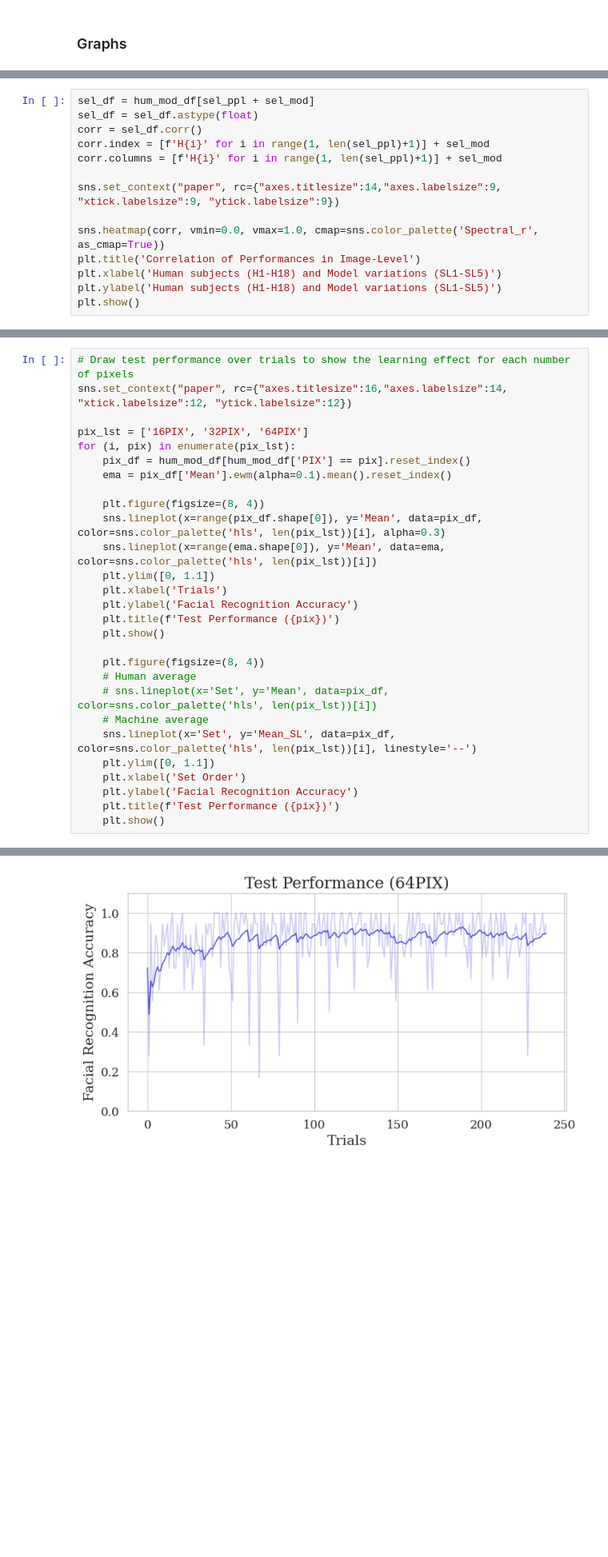
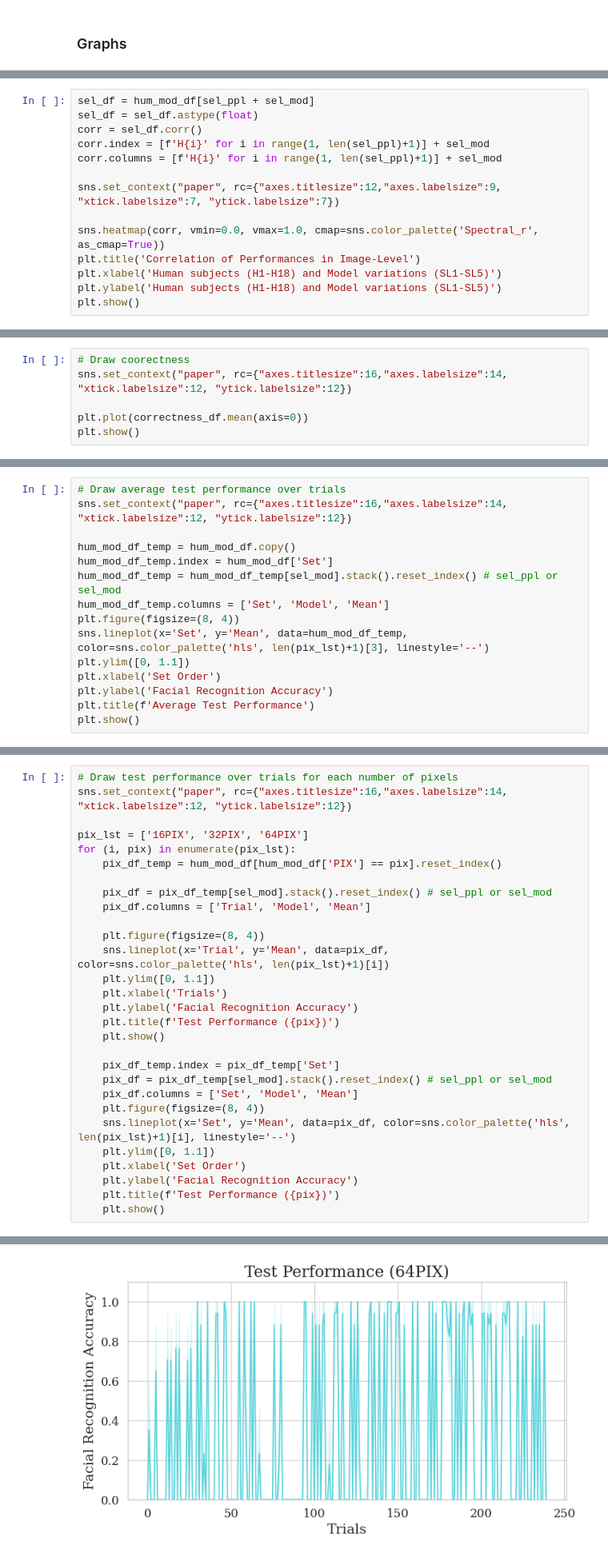
Before and after one commit to namin-an/BionicEye, a Jupyter notebook: Notebooks/Visualization.ipynb, the cells around one changed output, grey strips where cells are left out. Shown at 80% size. Drawn from its saved outputs; the diff is of its cells as text; blank space fills up the shorter version.

```diff
--- a/Notebooks/Visualization.ipynb
+++ b/Notebooks/Visualization.ipynb
@@ -333,7 +360,7 @@ corr = sel_df.corr()
 corr.index = [f'H{i}' for i in range(1, len(sel_ppl)+1)] + sel_mod
 corr.columns = [f'H{i}' for i in range(1, len(sel_ppl)+1)] + sel_mod
 
-sns.set_context("paper", rc={"axes.titlesize":14,"axes.labelsize":9, "xtick.labelsize":9, "ytick.labelsize":9})
+sns.set_context("paper", rc={"axes.titlesize":12,"axes.labelsize":9, "xtick.labelsize":7, "ytick.labelsize":7})
 
 sns.heatmap(corr, vmin=0.0, vmax=1.0, cmap=sns.color_palette('Spectral_r', as_cmap=True))
 plt.title('Correlation of Performances in Image-Level')
@@ -344,0 +372,6 @@ plt.show()
+# %%
+# Draw coorectness
+sns.set_context("paper", rc={"axes.titlesize":16,"axes.labelsize":14, "xtick.labelsize":12, "ytick.labelsize":12})
+
+plt.plot(correctness_df.mean(axis=0))
+plt.show()
@@ -344,0 +380,15 @@ plt.show()
+# %%
+# Draw average test performance over trials
+sns.set_context("paper", rc={"axes.titlesize":16,"axes.labelsize":14, "xtick.labelsize":12, "ytick.labelsize":12})
+
+hum_mod_df_temp = hum_mod_df.copy()
+hum_mod_df_temp.index = hum_mod_df['Set']
+hum_mod_df_temp = hum_mod_df_temp[sel_mod].stack().reset_index() # sel_ppl or sel_mod
+hum_mod_df_temp.columns = ['Set', 'Model', 'Mean']
+plt.figure(figsize=(8, 4))
+sns.lineplot(x='Set', y='Mean', data=hum_mod_df_temp, color=sns.color_palette('hls', len(pix_lst)+1)[3], linestyle='--')
+plt.ylim([0, 1.1])
+plt.xlabel('Set Order')
+plt.ylabel('Facial Recognition Accuracy')
+plt.title(f'Average Test Performance')
+plt.show()
@@ -345,26 +397,27 @@ plt.show()
 # %%
-# Draw test performance over trials to show the learning effect for each number of pixels
+# Draw test performance over trials for each number of pixels
 sns.set_context("paper", rc={"axes.titlesize":16,"axes.labelsize":14, "xtick.labelsize":12, "ytick.labelsize":12})
 
 pix_lst = ['16PIX', '32PIX', '64PIX']
 for (i, pix) in enumerate(pix_lst):
-    pix_df = hum_mod_df[hum_mod_df['PIX'] == pix].reset_index()
-    ema = pix_df['Mean'].ewm(alpha=0.1).mean().reset_index()
+    pix_df_temp = hum_mod_df[hum_mod_df['PIX'] == pix].reset_index()
+
+    pix_df = pix_df_temp[sel_mod].stack().reset_index() # sel_ppl or sel_mod
+    pix_df.columns = ['Trial', 'Model', 'Mean']
 
     plt.figure(figsize=(8, 4))
-    sns.lineplot(x=range(pix_df.shape[0]), y='Mean', data=pix_df, color=sns.color_palette('hls', len(pix_lst))[i], alpha=0.3)
-    sns.lineplot(x=range(ema.shape[0]), y='Mean', data=ema, color=sns.color_palette('hls', len(pix_lst))[i])
+    sns.lineplot(x='Trial', y='Mean', data=pix_df, color=sns.color_palette('hls', len(pix_lst)+1)[i])
     plt.ylim([0, 1.1])
     plt.xlabel('Trials')
     plt.ylabel('Facial Recognition Accuracy')
     plt.title(f'Test Performance ({pix})')
     plt.show()
 
+    pix_df_temp.index = pix_df_temp['Set']
+    pix_df = pix_df_temp[sel_mod].stack().reset_index() # sel_ppl or sel_mod
+    pix_df.columns = ['Set', 'Model', 'Mean']
     plt.figure(figsize=(8, 4))
-    # Human average
-    # sns.lineplot(x='Set', y='Mean', data=pix_df, color=sns.color_palette('hls', len(pix_lst))[i])
-    # Machine average
-    sns.lineplot(x='Set', y='Mean_SL', data=pix_df, color=sns.color_palette('hls', len(pix_lst))[i], linestyle='--')
+    sns.lineplot(x='Set', y='Mean', data=pix_df, color=sns.color_palette('hls', len(pix_lst)+1)[i], linestyle='--')
     plt.ylim([0, 1.1])
     plt.xlabel('Set Order')
     plt.ylabel('Facial Recognition Accuracy')
@@ -378 +431 @@ for (i, pix) in enumerate(pix_lst):
-[figure, old version]
+[figure, new version]
```
Also changed, not shown: parts of 12 cells of this notebook.
